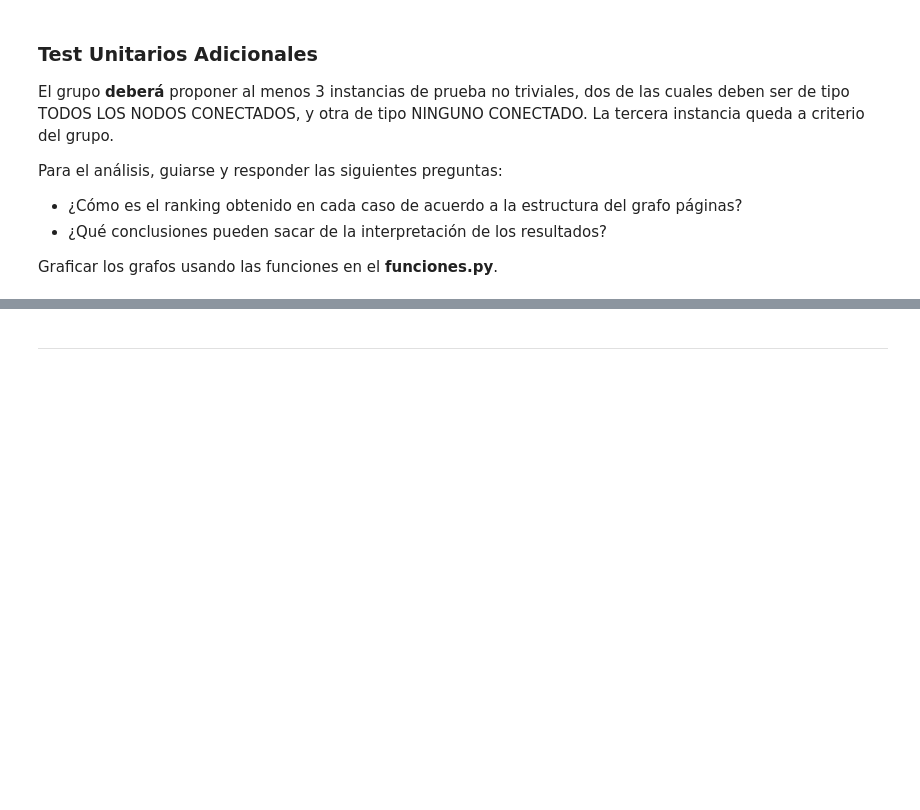
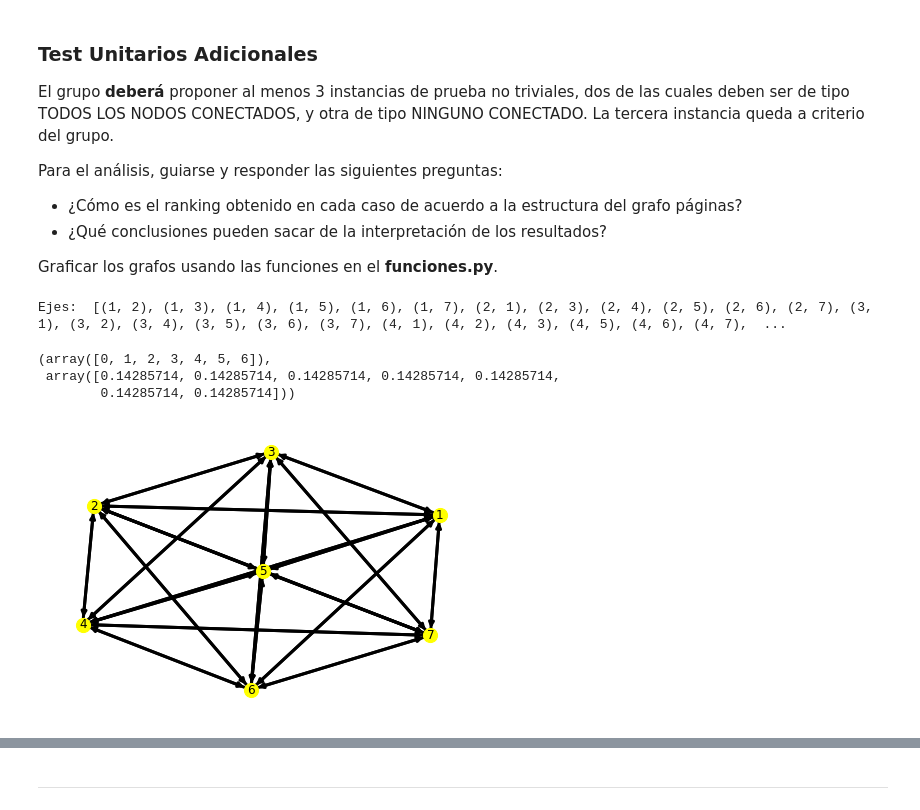
Before and after one commit to r3ch1rd/TP1alc, a Jupyter notebook: grupo_XX_TP1.ipynb, the cells around one changed output, grey strips where cells are left out. Cells and saved outputs as stored; diff of their text form; code cells hidden in the pictures; blank space fills up the shorter version.

```diff
--- a/grupo_XX_TP1.ipynb
+++ b/grupo_XX_TP1.ipynb
@@ -160,3 +160,16 @@ Para el análisis, guiarse y responder las siguientes preguntas:
 * ¿Qué conclusiones pueden sacar de la interpretación de los resultados?
 
 Graficar los grafos usando las funciones en el **funciones.py**.
+# %%
+todos_conectados = np.array([[0,1,1,1,1,1,1],[1,0,1,1,1,1,1],[1,1,0,1,1,1,1],[1,1,1,0,1,1,1],[1,1,1,1,0,1,1],[1,1,1,1,1,0,1],[1,1,1,1,1,1,0]])
+
+dibujarGrafo(todos_conectados)
+
+obtenerMaximoRankingScore(todos_conectados, p)
+calcularRanking(todos_conectados,p)
+# %% [output]
+Ejes:  [(1, 2), (1, 3), (1, 4), (1, 5), (1, 6), (1, 7), (2, 1), (2, 3), (2, 4), (2, 5), (2, 6), (2, 7), (3, 1), (3, 2), (3, 4), (3, 5), (3, 6), (3, 7), (4, 1), (4, 2), (4, 3), (4, 5), (4, 6), (4, 7),  ...
+(array([0, 1, 2, 3, 4, 5, 6]),
+ array([0.14285714, 0.14285714, 0.14285714, 0.14285714, 0.14285714,
+        0.14285714, 0.14285714]))
+[figure, added]
```
Also changed, not shown: parts of 4 cells of this notebook, 1 other file.
